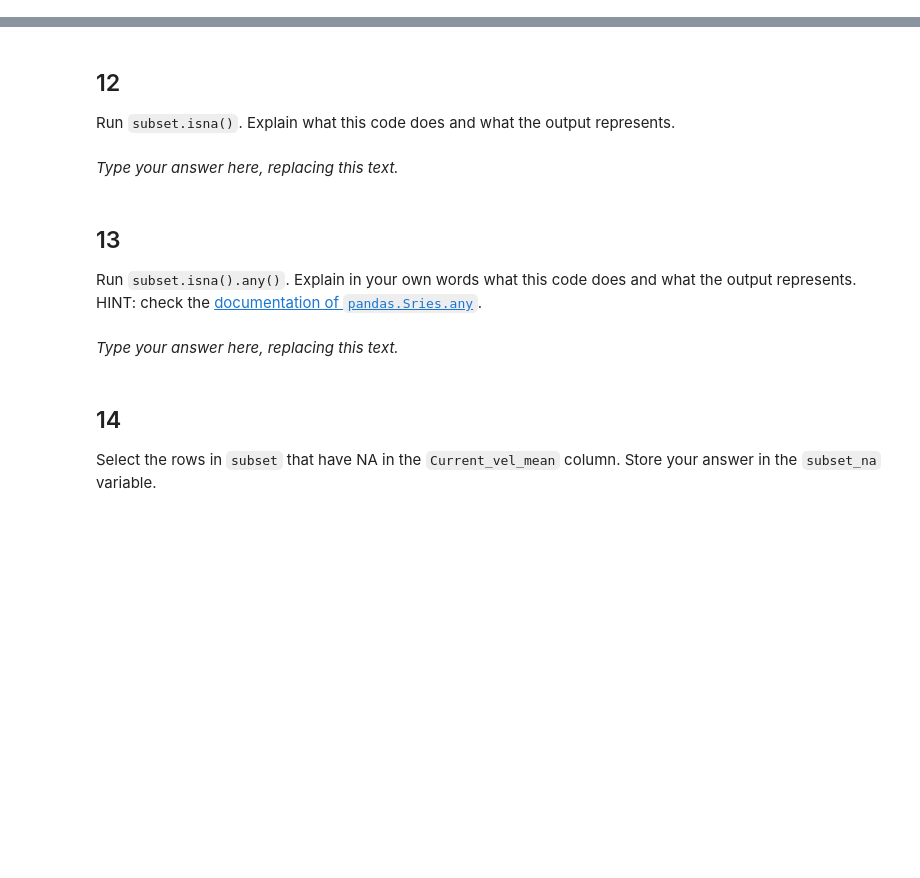
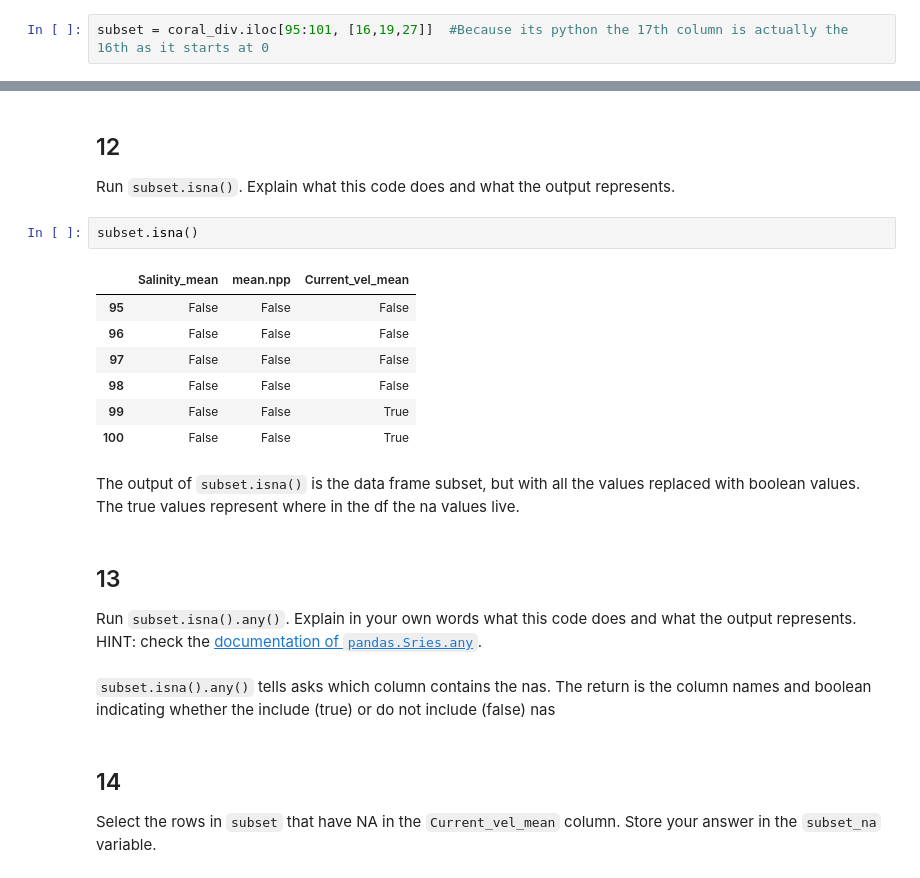
Before and after one commit to petervitale910/eds220-hwk1, a Jupyter notebook: task2/hwk1-task2-corals.ipynb, the cells around one changed output, grey strips where cells are left out. Cells and saved outputs as stored; diff of their text form; blank space fills up the shorter version.

```diff
--- a/task2/hwk1-task2-corals.ipynb
+++ b/task2/hwk1-task2-corals.ipynb
@@ -280,3 +282,5 @@ subset = coral_div.iloc[[96:102], [17, 20, 28]]
+# %%
+subset = coral_div.iloc[95:101, [16,19,27]]  #Because its python the 17th column is actually the 16th as it starts at 0
 # %%
 # View the dataframe
 subset
@@ -288,8 +302,18 @@ grader.check("q11")
 ## 12
 
 Run `subset.isna()`. Explain what this code does and what the output represents.
-# %% [markdown]
-_Type your answer here, replacing this text._
+# %%
+subset.isna()
+# %% [output]
+|  | Salinity_mean | mean.npp | Current_vel_mean |
+| 95 | False | False | False |
+| 96 | False | False | False |
+| 97 | False | False | False |
+| 98 | False | False | False |
+| 99 | False | False | True |
+| 100 | False | False | True |
+# %% [markdown]
+The output of `subset.isna()` is the data frame subset, but with all the values replaced with boolean values. The true values represent where in the df the na values live.
 # %% [markdown]
 <!-- END QUESTION -->
 
@@ -297,8 +321,8 @@ _Type your answer here, replacing this text._
 
 ## 13
 Run `subset.isna().any()`. Explain in your own words what this code does and what the output represents. HINT: check the [documentation of `pandas.Sries.any`](https://pandas.pydata.org/docs/reference/api/pandas.Series.any.html).
-# %% [markdown]
-_Type your answer here, replacing this text._
+# %% [markdown]
+`subset.isna().any()` tells asks which column contains the nas. The return is the column names and boolean indicating whether the include (true) or do not include (false) nas
 # %% [markdown]
 <!-- END QUESTION -->
 
```
Also changed, not shown: parts of 9 cells of this notebook.
